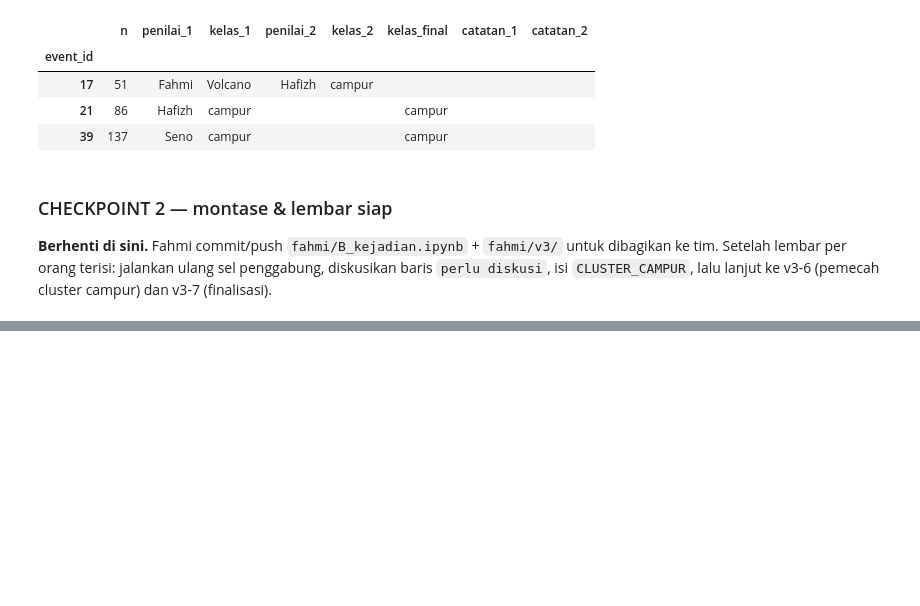
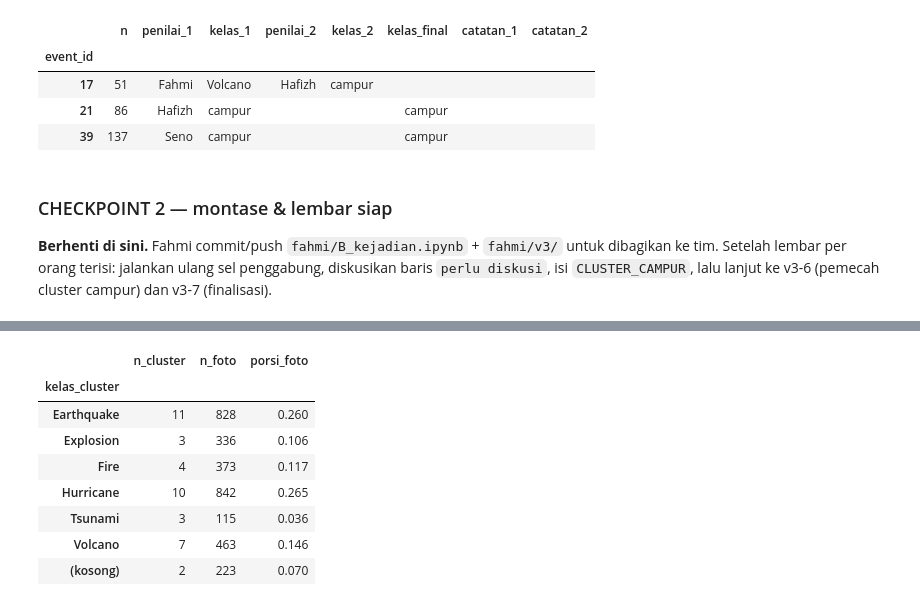
Before and after one commit to xenoo-droid/Perintis_DATAVIDIA, a Jupyter notebook: fahmi/B_kejadian.ipynb, the cells around one changed output, grey strips where cells are left out. Drawn from its saved outputs; the diff is of its cells as text; code cells hidden in the pictures; blank space fills up the shorter version.

Commit message:
[B] v3_sementara: pemetaan kelas_1 untuk submission percobaan

```diff
--- a/fahmi/B_kejadian.ipynb
+++ b/fahmi/B_kejadian.ipynb
@@ -1569,0 +1577,71 @@ lalu lanjut ke v3-6 (pemecah cluster campur) dan v3-7 (finalisasi).
+# %%
+OUT_S = "v3_sementara"
+CAMPUR_SEMENTARA = [21, 39]       # ditetapkan Fahmi; kelas kosong
+ATURAN_S = ("kelas_cluster = kelas_1 (penilai 1) untuk semua cluster, kecuali cluster campur "
+            f"{CAMPUR_SEMENTARA} yang diberi kelas kosong (null, tidak dipakai sebagai label latih); yakin_cluster = yakin_1")
+
+lp = baca_lembar(LEMBAR_PATH)
+assert (lp["event_id"].astype(int).to_numpy() == np.arange(K)).all()
+kelas_1 = lp["kelas_1"].to_numpy()
+assert set(np.where(kelas_1 == "campur")[0]) <= set(CAMPUR_SEMENTARA), "ada kelas_1 = campur di luar CAMPUR_SEMENTARA"
+kelas_s = np.array([None if e in CAMPUR_SEMENTARA else kelas_1[e] for e in range(K)], dtype=object)
+assert all(k in KELAS for k in kelas_s if k is not None), "kelas_1 tidak sah"
+
+# Kedekatan 0-1 di dalam cluster dari peringkat jarak ke pusat (1 = paling dekat)
+kedekatan = np.zeros(N)
+for e in range(K):
+    ix = np.where(event_id == e)[0]
+    r = np.empty(len(ix)); r[np.argsort(jarak_pusat[ix], kind="stable")] = np.arange(len(ix))
+    kedekatan[ix] = 1 - r / (len(ix) - 1)
+
+events_s = pd.DataFrame({"Id": ids, "event_id": event_id.astype(int), "jarak_pusat": np.round(jarak_pusat, 6),
+                         "kedekatan": np.round(kedekatan, 6), "kelas_cluster": kelas_s[event_id],
+                         "yakin_cluster": lp["yakin_1"].to_numpy()[event_id]})
+assert len(events_s) == N and (events_s["Id"].to_numpy() == ids).all()
+
+waktu_s = datetime.now().strftime("%Y-%m-%d %H:%M")
+names_s = {"status": "sementara", "aturan": ATURAN_S, "dibuat_pada": waktu_s,
+           "sumber": f"{OUTPUT_DIR}/lembar_penamaan.csv (penamaan manual tim dari montase, sebelum diskusi)",
+           "cluster": {str(e): {"kelas": kelas_s[e], "yakin": lp.loc[e, "yakin_1"], "alasan": lp.loc[e, "alasan_1"],
+                                "penilai": [lp.loc[e, "penilai_1"]],
+                                "catatan": "campur: tidak dipakai sebagai label latih" if e in CAMPUR_SEMENTARA else ""}
+                       for e in range(K)}}
+
+# Distribusi kelas
+distribusi_s = pd.DataFrame({
+    "n_cluster": pd.Series(kelas_s).fillna("(kosong)").value_counts(),
+    "n_foto": events_s["kelas_cluster"].fillna("(kosong)").value_counts(),
+}).reindex(KELAS + ["(kosong)"]).fillna(0).astype(int)
+distribusi_s["porsi_foto"] = (distribusi_s["n_foto"] / N).round(3)
+distribusi_s.index.name = "kelas_cluster"
+
+with open(LEMBAR_PATH, "rb") as f:
+    sha_lembar = hashlib.sha1(f.read()).hexdigest()
+meta_s = {
+    "versi": "v3_sementara", "oleh": "Fahmi", "tanggal": waktu_s, "status": "sementara",
+    "keterangan": ("Pemetaan SEMENTARA untuk submission percobaan, dibuat sebelum diskusi tim atas baris 'perlu diskusi'. "
+                   "Aturan pemetaan ditetapkan Fahmi sebelum submission dan tidak disetel dari skor leaderboard. "
+                   "Nama cluster berasal dari penamaan manual tim dari montase (FAQ no. 7); AI hanya membuat kode."),
+    "aturan": ATURAN_S, "cluster_campur_kosong": CAMPUR_SEMENTARA,
+    "input": {"clustering": f"fahmi/{OUTPUT_DIR} (dikunci {META_LAMA['pengaturan_dikunci_pada']}, sha1 event_id {HASH_EVENT})",
+              "lembar": f"fahmi/{LEMBAR_PATH}", "lembar_sha1": sha_lembar,
+              "pencocokan_final": f"fahmi/{OUTPUT_DIR}/pca.joblib + mean_x.npy + centroids.npy"},
+    "pengaturan": PENGATURAN_V3,
+    "kesepakatan_cek_silang": {"n": int(len(cek)), "sama": n_sama, "kappa": round(float(KAPPA), 4)},
+    "distribusi": {k: {"n_cluster": int(r["n_cluster"]), "n_foto": int(r["n_foto"])} for k, r in distribusi_s.iterrows()},
+    "rencana_model_final": META_LAMA.get("rencana_model_final") or meta_v3.get("rencana_model_final"),
+}
+
+if os.path.exists(OUT_S):
+    print(f"{OUT_S}/ sudah ada -> tidak ditimpa")
+else:
+    os.makedirs(OUT_S)
+    events_s.to_parquet(f"{OUT_S}/events.parquet", index=False)
+    with open(f"{OUT_S}/cluster_names.json", "w", encoding="utf-8") as f:
+        json.dump(names_s, f, ensure_ascii=False, indent=2)
+    with open(f"{OUT_S}/meta.json", "w", encoding="utf-8") as f:
+        json.dump(meta_s, f, ensure_ascii=False, indent=2)
+    print("Tersimpan:", sorted(os.listdir(OUT_S)))
+print("Foto berlabel:", int(events_s["kelas_cluster"].notna().sum()), "dari", N)
+display(distribusi_s)
+# %% [output]
@@ -1569,0 +1650,9 @@ lalu lanjut ke v3-6 (pemecah cluster campur) dan v3-7 (finalisasi).
+|  | n_cluster | n_foto | porsi_foto |
+| kelas_cluster |  |  |  |
+| Earthquake | 11 | 828 | 0.260 |
+| Explosion | 3 | 336 | 0.106 |
+| Fire | 4 | 373 | 0.117 |
+| Hurricane | 10 | 842 | 0.265 |
+| Tsunami | 3 | 115 | 0.036 |
+| Volcano | 7 | 463 | 0.146 |
+| (kosong) | 2 | 223 | 0.070 |
```
Also changed, not shown: parts of 2 cells of this notebook, 3 other files.
